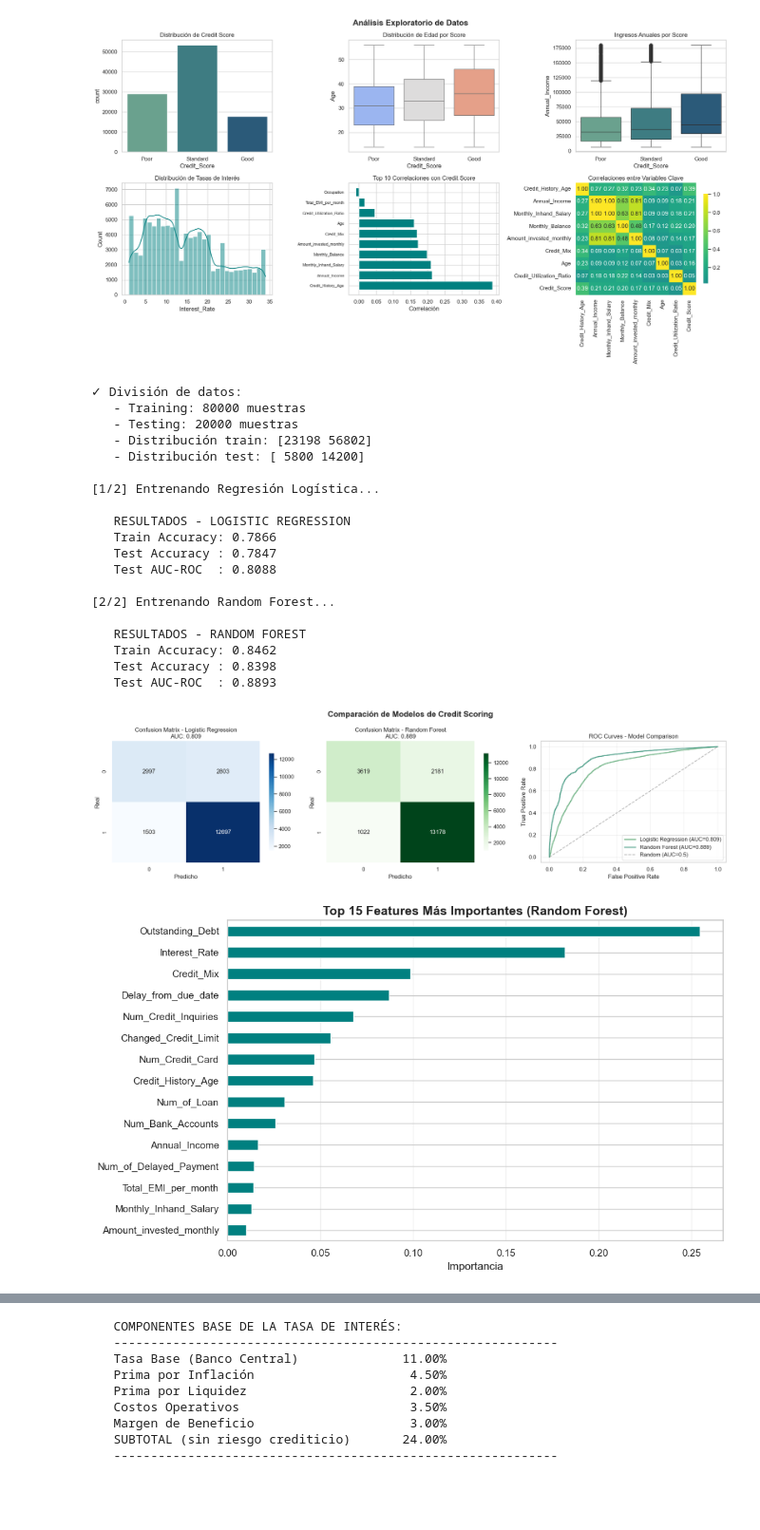
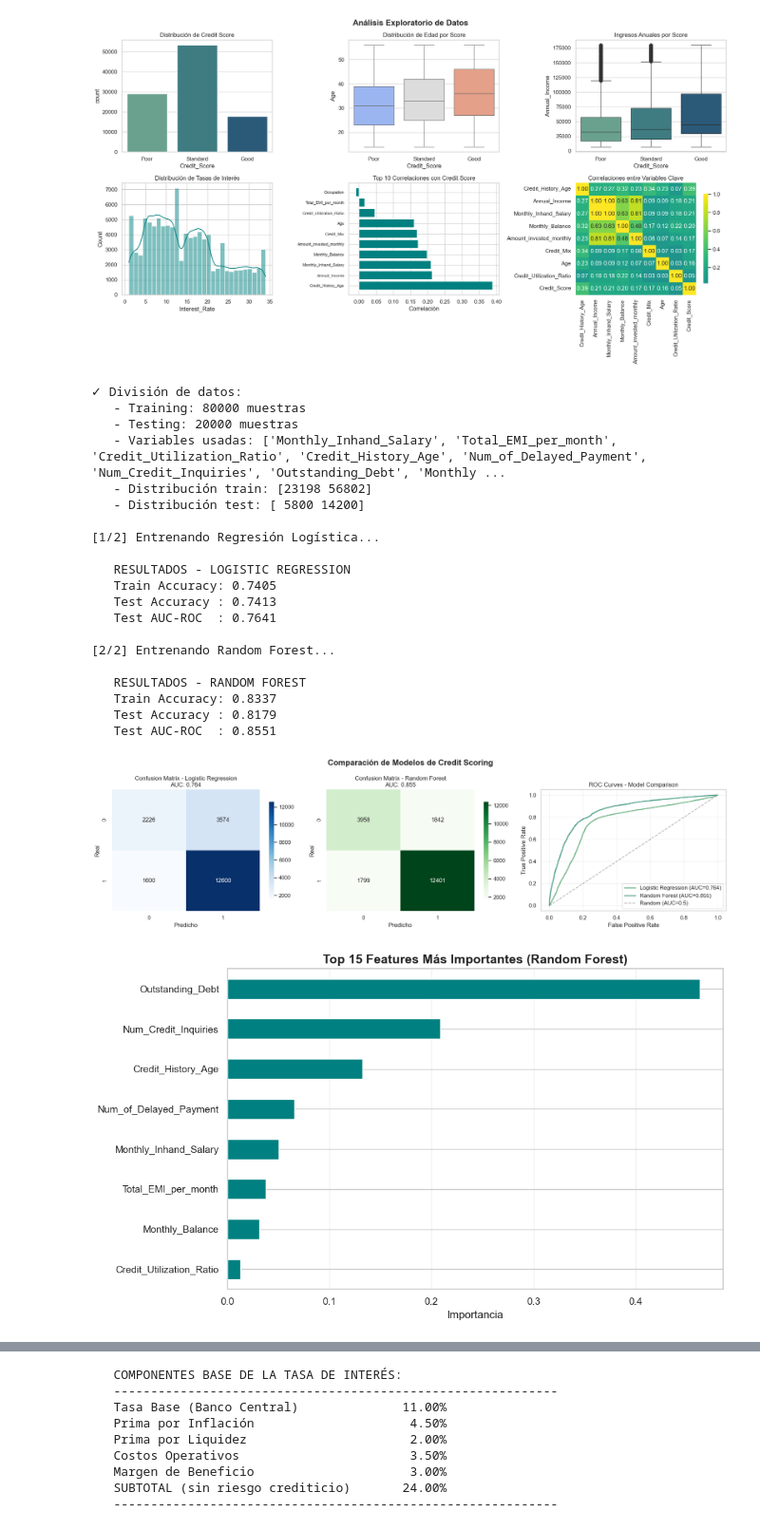
Before and after one commit to JeanetteVgtz/02_CreditModel_Project, a Jupyter notebook: creditmodel_proyect.ipynb, the cells around one changed output, grey strips where cells are left out. Shown at 95% size. Cells and saved outputs as stored; diff of their text form; code cells hidden in the pictures; blank space fills up the shorter version.

```diff
--- a/creditmodel_proyect.ipynb
+++ b/creditmodel_proyect.ipynb
@@ -113,8 +113,20 @@ plt.show()
 # FASE 3: ENTRENAMIENTO Y COMPARACIÓN DE MODELOS
 # ===============================================================
 
-# Preparar datos para modelado
-X = df.drop(columns=["Credit_Score"])
+# Seleccionar solo las variables más relevantes según feature importance previa
+variables_clave = [
+    "Monthly_Inhand_Salary",
+    "Total_EMI_per_month",
+    "Credit_Utilization_Ratio",
+    "Credit_History_Age",
+    "Num_of_Delayed_Payment",
+    "Num_Credit_Inquiries",
+    "Outstanding_Debt",
+    "Monthly_Balance"
+]
+
+# Si el dataset tiene otras columnas, filtramos para usar solo estas
+X = df[[col for col in variables_clave if col in df.columns]].copy()
 y = df["Credit_Score"]
 
 # Convertir a problema binario para PD: 0=Poor (Default), 1=Standard/Good (No Default)
@@ -132,6 +144,7 @@ X_train, X_test, y_train, y_test = train_test_split(
 print(f"\n✓ División de datos:")
 print(f"   - Training: {X_train.shape[0]} muestras")
 print(f"   - Testing: {X_test.shape[0]} muestras")
+print(f"   - Variables usadas: {list(X.columns)}")
 print(f"   - Distribución train: {np.bincount(y_train)}")
 print(f"   - Distribución test: {np.bincount(y_test)}")
 
@@ -202,41 +215,42 @@ axes[2].set_ylabel("True Positive Rate")
 axes[2].legend()
 axes[2].grid(alpha=0.3)
 
 plt.tight_layout()
 plt.show()
 
 # ---- FEATURE IMPORTANCE ----
 importances = pd.Series(rf_model.feature_importances_, index=X.columns).sort_values(ascending=False)
 
 plt.figure(figsize=(10, 6))
 importances.head(15).sort_values().plot(kind='barh', color='teal')
 plt.title("Top 15 Features Más Importantes (Random Forest)", fontsize=14, fontweight='bold')
 plt.xlabel("Importancia")
 plt.grid(axis='x', alpha=0.3)
 plt.tight_layout()
 plt.show()
 # %% [output]
 ✓ División de datos:
    - Training: 80000 muestras
    - Testing: 20000 muestras
+   - Variables usadas: ['Monthly_Inhand_Salary', 'Total_EMI_per_month', 'Credit_Utilization_Ratio', 'Credit_History_Age', 'Num_of_Delayed_Payment', 'Num_Credit_Inquiries', 'Outstanding_Debt', 'Monthly ...
    - Distribución train: [23198 56802]
    - Distribución test: [ 5800 14200]
 
 [1/2] Entrenando Regresión Logística...
 
    RESULTADOS - LOGISTIC REGRESSION
-   Train Accuracy: 0.7866
-   Test Accuracy : 0.7847
-   Test AUC-ROC  : 0.8088
+   Train Accuracy: 0.7405
+   Test Accuracy : 0.7413
+   Test AUC-ROC  : 0.7641
 
 [2/2] Entrenando Random Forest...
 
    RESULTADOS - RANDOM FOREST
-   Train Accuracy: 0.8462
-   Test Accuracy : 0.8398
-   Test AUC-ROC  : 0.8893
+   Train Accuracy: 0.8337
+   Test Accuracy : 0.8179
+   Test AUC-ROC  : 0.8551
-[figure, old version]
+[figure, new version]
-[figure, old version]
+[figure, new version]
 # %%
 # ===============================================================
 # FASE 4: VALIDACIÓN CRUZADA Y OPTIMIZACIÓN
```
Also changed, not shown: parts of 7 cells of this notebook, 2 other files.
